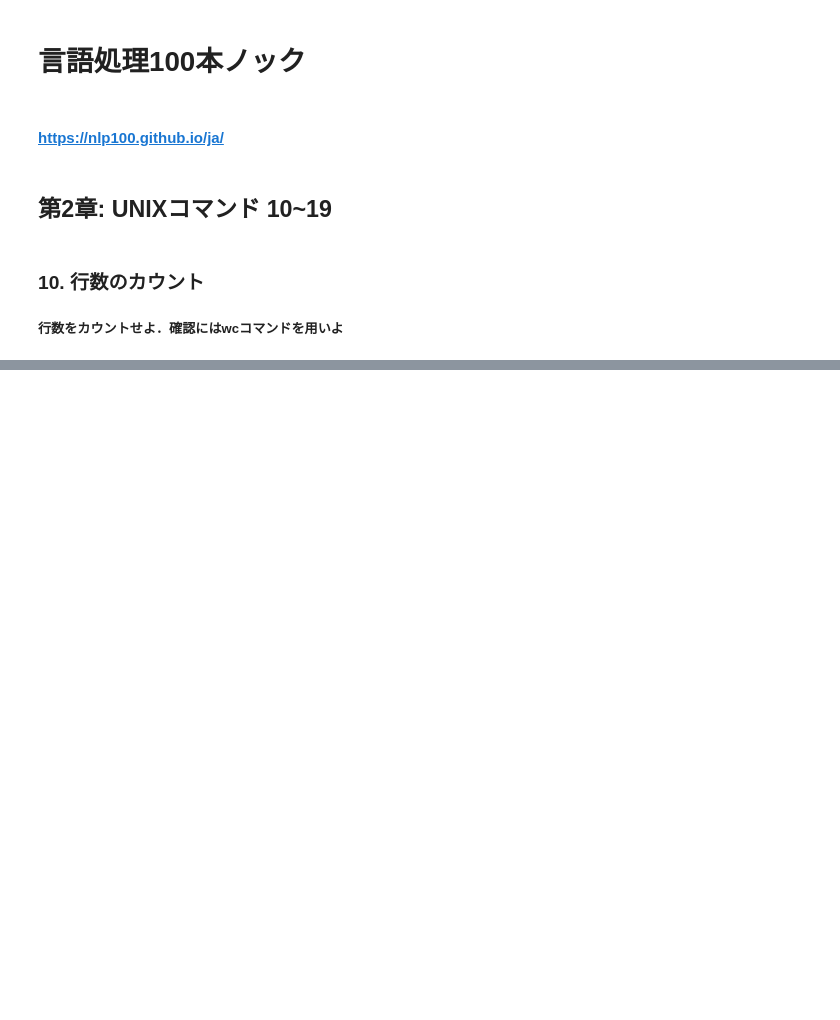
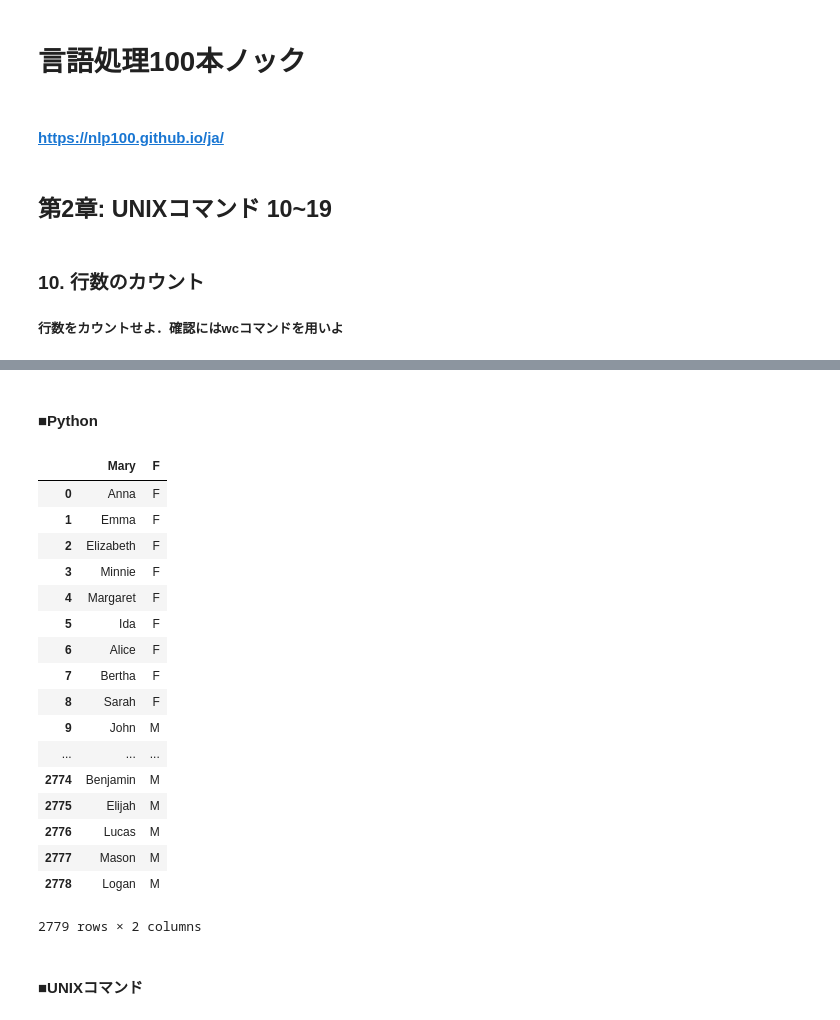
Before and after one commit to aikonakagawa/NLP100_practice, a Jupyter notebook: NLP_2_10_19_UNIXcommand.ipynb, the cells around one changed output, grey strips where cells are left out. Cells and saved outputs as stored; diff of their text form; code cells hidden in the pictures; blank space fills up the shorter version.

```diff
--- a/NLP_2_10_19_UNIXcommand.ipynb
+++ b/NLP_2_10_19_UNIXcommand.ipynb
@@ -271,0 +74,30 @@ res
+# %% [markdown]
+#### ■Python
+# %%
+col1=pd.read_csv('./data/2/2-12-col1_unix.txt')
+col2=pd.read_csv('./data/2/2-12-col2_unix.txt')
+
+merge=pd.concat([col1,col2],axis=1)
+merge.to_csv('./data/2/2-13-python.txt', sep='\t',index=False)
+merge
+# %% [output]
+|  | Mary | F |
+| 0 | Anna | F |
+| 1 | Emma | F |
+| 2 | Elizabeth | F |
+| 3 | Minnie | F |
+| 4 | Margaret | F |
+| 5 | Ida | F |
+| 6 | Alice | F |
+| 7 | Bertha | F |
+| 8 | Sarah | F |
+| 9 | John | M |
+| ... | ... | ... |
+| 2774 | Benjamin | M |
+| 2775 | Elijah | M |
+| 2776 | Lucas | M |
+| 2777 | Mason | M |
+| 2778 | Logan | M |
+2779 rows × 2 columns
+# %% [markdown]
+#### ■UNIXコマンド
```
Also changed, not shown: parts of 71 cells of this notebook.
